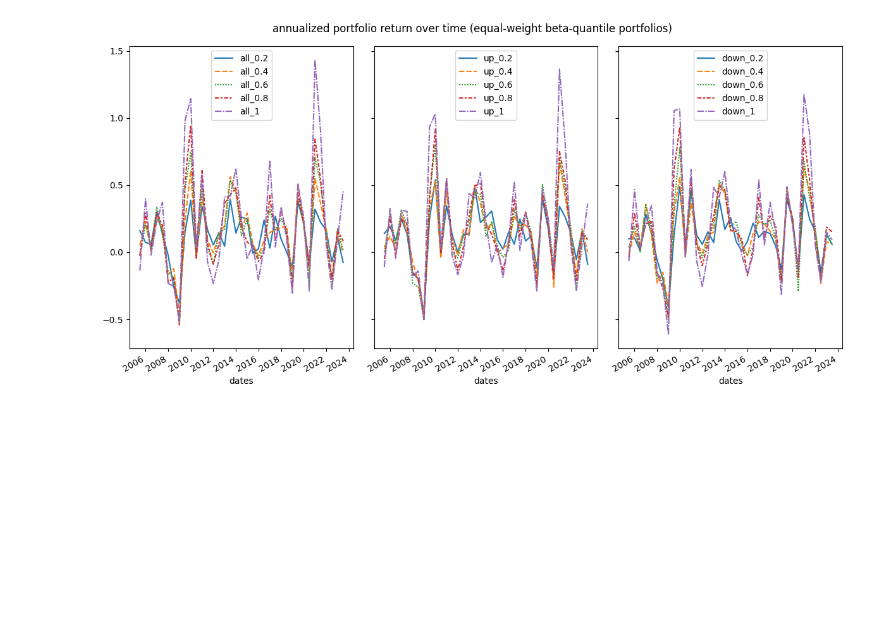
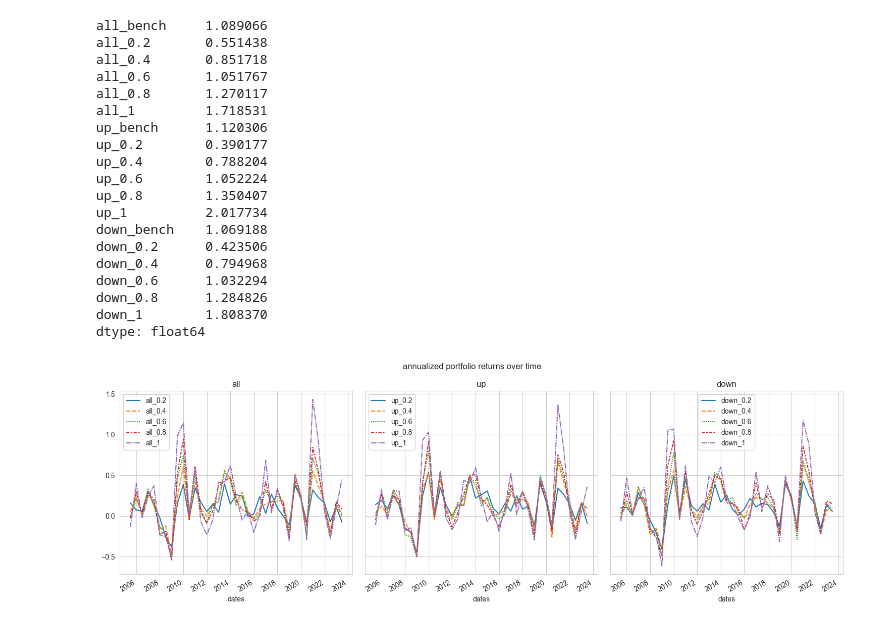
Before and after one commit to ostapenkovs/beta-based, a Jupyter notebook: notebooks/calc_betas.ipynb, the cells around one changed output. Saved outputs shown, nothing was run; the diff lists cells and outputs as text; code cells hidden in the pictures; blank space fills up the shorter version.

```diff
--- a/notebooks/calc_betas.ipynb
+++ b/notebooks/calc_betas.ipynb
@@ -8,6 +8,8 @@ import pandas as pd
 import matplotlib.pyplot as plt
 import seaborn as sns
 
+sns.set_style('whitegrid')
+
 ANN_FACTOR = 52
 # %%
 # maybe need to include more than just common stocks... too little data?
@@ -32,6 +34,7 @@ sp500_down_dates = market[market.sprtrn <= 0].index
 # 3 types of beta, 5 quantiles => 15 time-series of annualized returns
 quant_cutoffs = (0, 0.2, 0.4, 0.6, 0.8, 1)
 history = defaultdict(list)
+beta_hist = defaultdict(list)
 
 while db <= stocks.date.max():
     # paper's conditions: 2 yr window size, sliding in 6 mo. increments, delisting inclusion conditions
@@ -49,6 +52,9 @@ while db <= stocks.date.max():
     shared_names = list(set(y_train.columns).intersection(set(y_test.columns))) # companies must match for train and test (portfolio return)
     y_train, y_test = y_train[shared_names], y_test[shared_names]
 
+    w1 = np.ones(y_test.shape[1]) # setting up equal weight portfolio for benchmarks
+    w1 /= np.sum(w1)
+
     shared_dates = (y_train.index).intersection(market.index, sort=True) # dates must match for train and SP500 (regression)
     up_dates = shared_dates.intersection(sp500_up_dates, sort=True)
     down_dates = shared_dates.intersection(sp500_down_dates, sort=True)
@@ -59,12 +65,12 @@ while db <= stocks.date.max():
 
         # high-IQ OLS moment
         beta = np.linalg.inv((x_train.T).dot(x_train)).dot(x_train.T).dot(y_train.loc[dt, :])[1, :]
+        beta_hist[f'{dt_label}_bench'].append( np.mean(beta) ) # eq-wt total portfolio beta for benchmark
 
         # annualized realized (future) return for eq-wt benchmark / total-market portfolio
-        w = np.ones(y_test.shape[1])
-        w /= np.sum(w)
-        realized_bench = exp( log1p( y_test.dot(w) ).mean() * ANN_FACTOR ) - 1
-        history[f'{dt_label}_bench'].append(realized_bench)
+        if dt_label == 'all':
+            realized_bench = exp( log1p( y_test.dot(w1) ).mean() * ANN_FACTOR ) - 1 # (fixing paper's bias?)
+            history[f'{dt_label}_bench'].append(realized_bench)
 
         # need to compute realized return over NEXT six mo portfolio construction via eq-wt beta-quantiles
         # annualized realized (future) return for eq-wt portfolio based on beta-quantiles
@@ -72,19 +78,22 @@ while db <= stocks.date.max():
         for i in range(1, len(quant_vals)):
             m3 = (beta >= quant_vals[i-1])
             m3 = m3 & (beta <= quant_vals[i]) if i == len(quant_vals)-1 else m3 & (beta < quant_vals[i])
+            beta_hist[f'{dt_label}_{quant_cutoffs[i]}'].append( np.mean(beta[m3]) ) # eq-wt beta-quant total portfolio beta
             name_indices = np.where(m3)[0]
 
-            w = np.ones(len(name_indices)) # equal weight portfolio
-            w /= np.sum(w)
-            realized = exp( log1p( (y_test.iloc[:, name_indices]).dot(w) ).mean() * ANN_FACTOR ) - 1
+            w2 = np.ones(len(name_indices)) # equal weight portfolio
+            w2 /= np.sum(w2)
+            realized = exp( log1p( (y_test.iloc[:, name_indices]).dot(w2) ).mean() * ANN_FACTOR ) - 1 # (fixing paper's bias?)
             history[f'{dt_label}_{quant_cutoffs[i]}'].append(realized)
 
+    beta_hist['dates'].append(db)
     history['dates'].append(db)
     lb = lb + six_mo
     ub = lb + two_yr
     db = ub + six_mo
 
 history = pd.DataFrame(history).set_index('dates')
+beta_hist = pd.DataFrame(beta_hist).set_index('dates')
 # %%
 history.head(3)
 # %% [output]
@@ -96,12 +113,34 @@ history.head(3)
+# %%
+beta_hist.mean(axis=0)
+# %% [output]
+all_bench     1.089066
+all_0.2       0.551438
+all_0.4       0.851718
+all_0.6       1.051767
+all_0.8       1.270117
+all_1         1.718531
+up_bench      1.120306
+up_0.2        0.390177
+up_0.4        0.788204
+up_0.6        1.052224
+up_0.8        1.350407
+up_1          2.017734
+down_bench    1.069188
+down_0.2      0.423506
+down_0.4      0.794968
+down_0.6      1.032294
+down_0.8      1.284826
+down_1        1.808370
+dtype: float64
 # %%
-fig, ax = plt.subplots(1, 3, figsize=(12, 6), sharey=True)
+fig, axes = plt.subplots(1, 3, figsize=(15, 5), sharey=True)
 
-sns.lineplot(history[['all_0.2', 'all_0.4', 'all_0.6', 'all_0.8', 'all_1']], ax=ax[0])
-sns.lineplot(history[['up_0.2', 'up_0.4', 'up_0.6', 'up_0.8', 'up_1']], ax=ax[1])
-sns.lineplot(history[['down_0.2', 'down_0.4', 'down_0.6', 'down_0.8', 'down_1']], ax=ax[2])
+for ax, label in zip(axes.flatten(), ('all', 'up', 'down')):
+    sns.lineplot(history[ [f'{label}_{quant}' for quant in (0.2, 0.4, 0.6, 0.8, 1)] ], ax=ax)
+    ax.set_title(label)
 
 fig.autofmt_xdate()
-plt.suptitle('annualized portfolio return over time (equal-weight beta-quantile portfolios)')
+plt.suptitle('annualized portfolio returns over time')
 plt.tight_layout(); plt.show()
 # %% [output]
-[figure, old version]
+[figure, new version]
```
Also changed, not shown: parts of 5 cells of this notebook.
